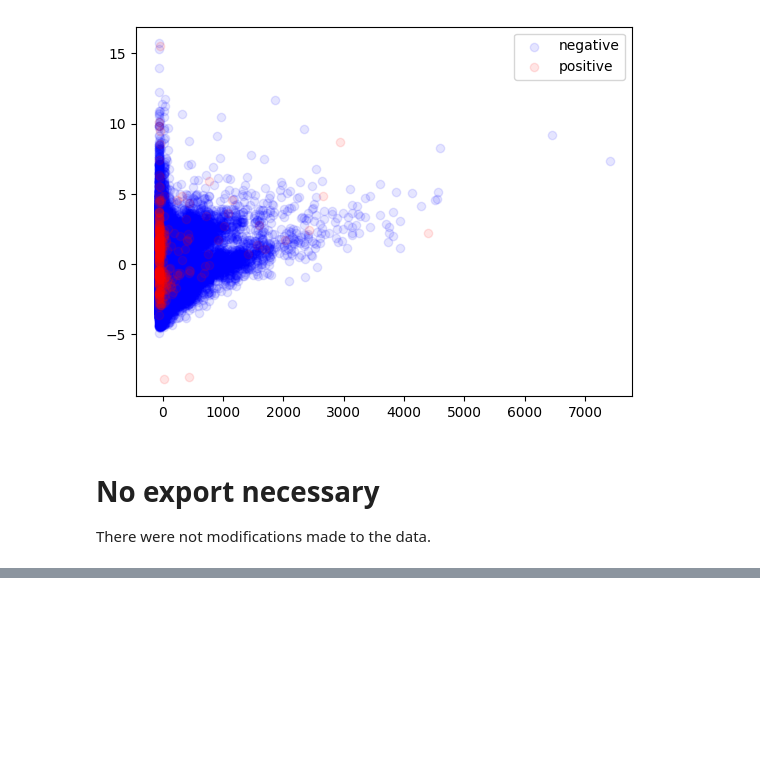
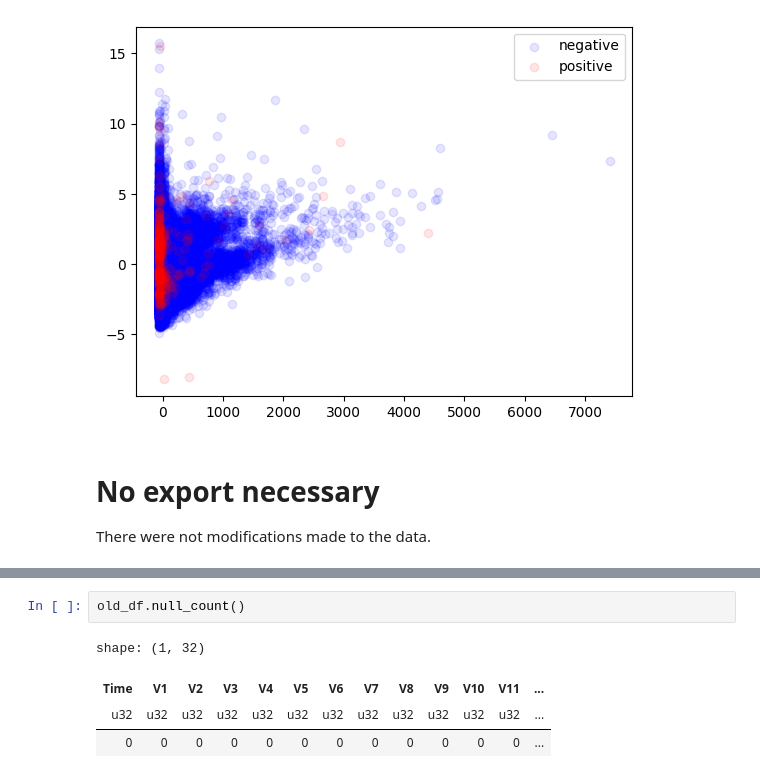
Before and after one commit to kurazu/kaggle-playground, a Jupyter notebook: s03e04/EDA.ipynb, the cells around one changed output, grey strips where cells are left out. Cells and saved outputs as stored; diff of their text form; blank space fills up the shorter version.

```diff
--- a/s03e04/EDA.ipynb
+++ b/s03e04/EDA.ipynb
@@ -79,0 +109,7 @@ There were not modifications made to the data.
+# %%
+old_df.null_count()
+# %% [output]
+shape: (1, 32)
+| Time | V1 | V2 | V3 | V4 | V5 | V6 | V7 | V8 | V9 | V10 | V11 | ... |
+| u32 | u32 | u32 | u32 | u32 | u32 | u32 | u32 | u32 | u32 | u32 | u32 | ... |
+| 0 | 0 | 0 | 0 | 0 | 0 | 0 | 0 | 0 | 0 | 0 | 0 | ... |
```
Also changed, not shown: parts of 7 cells of this notebook.
